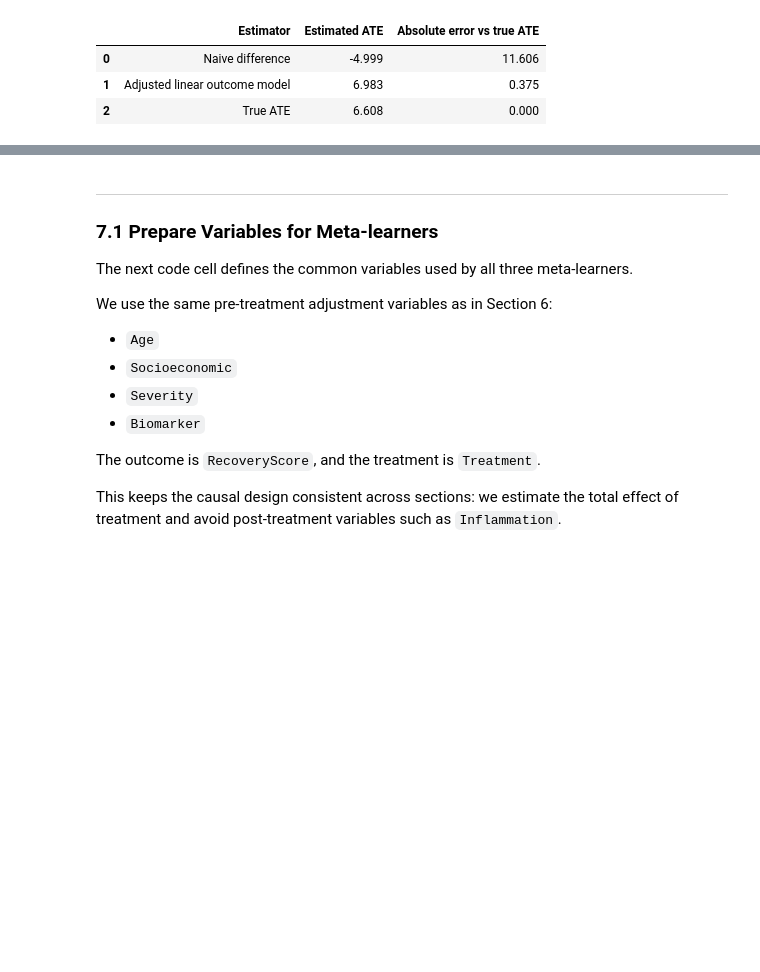
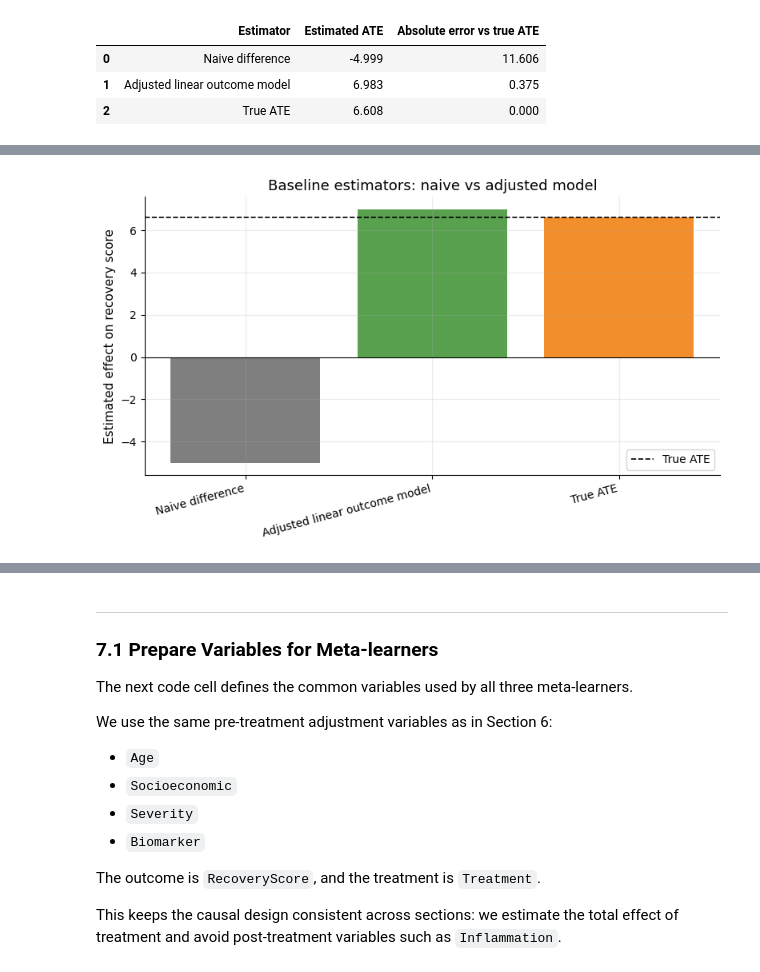
Before and after one commit to Ci2Lab/Causal-Intelligence-Course, a Jupyter notebook: Lectures/03_Causal_ML.ipynb, the cells around one changed output, grey strips where cells are left out. Drawn from its saved outputs; the diff is of its cells as text; code cells hidden in the pictures; blank space fills up the shorter version.

```diff
--- a/Lectures/03_Causal_ML.ipynb
+++ b/Lectures/03_Causal_ML.ipynb
@@ -1643,0 +1787,29 @@ However, the adjusted linear model is limited. It may not capture nonlinear outc
+# %%
+fig, ax = plt.subplots(figsize=(8, 4.8))
+
+ax.bar(
+    baseline_results["Estimator"],
+    baseline_results["Estimated ATE"],
+    color=[COLORS["gray"], COLORS["green"], COLORS["orange"]]
+)
+
+ax.axhline(
+    true_ate,
+    color="black",
+    linewidth=1.2,
+    linestyle="--",
+    label="True ATE"
+)
+
+ax.axhline(0, color="black", linewidth=0.8)
+
+ax.set_title("Baseline estimators: naive vs adjusted model")
+ax.set_ylabel("Estimated effect on recovery score")
+ax.legend()
+
+plt.xticks(rotation=15, ha="right")
+clean_axis(ax)
+plt.tight_layout()
+plt.show()
+# %% [output]
+[figure, added]
```
Also changed, not shown: parts of 63 cells of this notebook, 1 other file.
